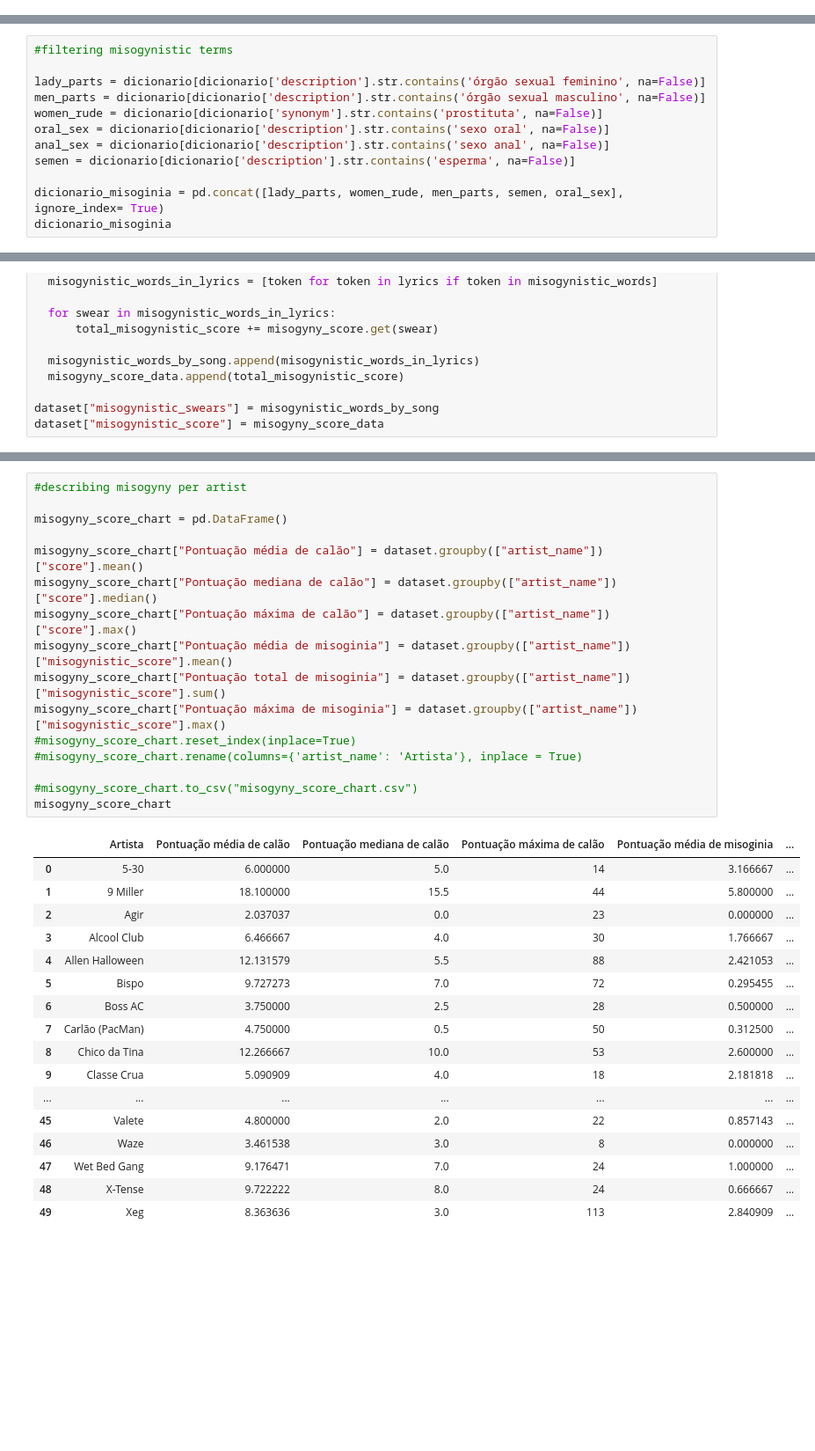
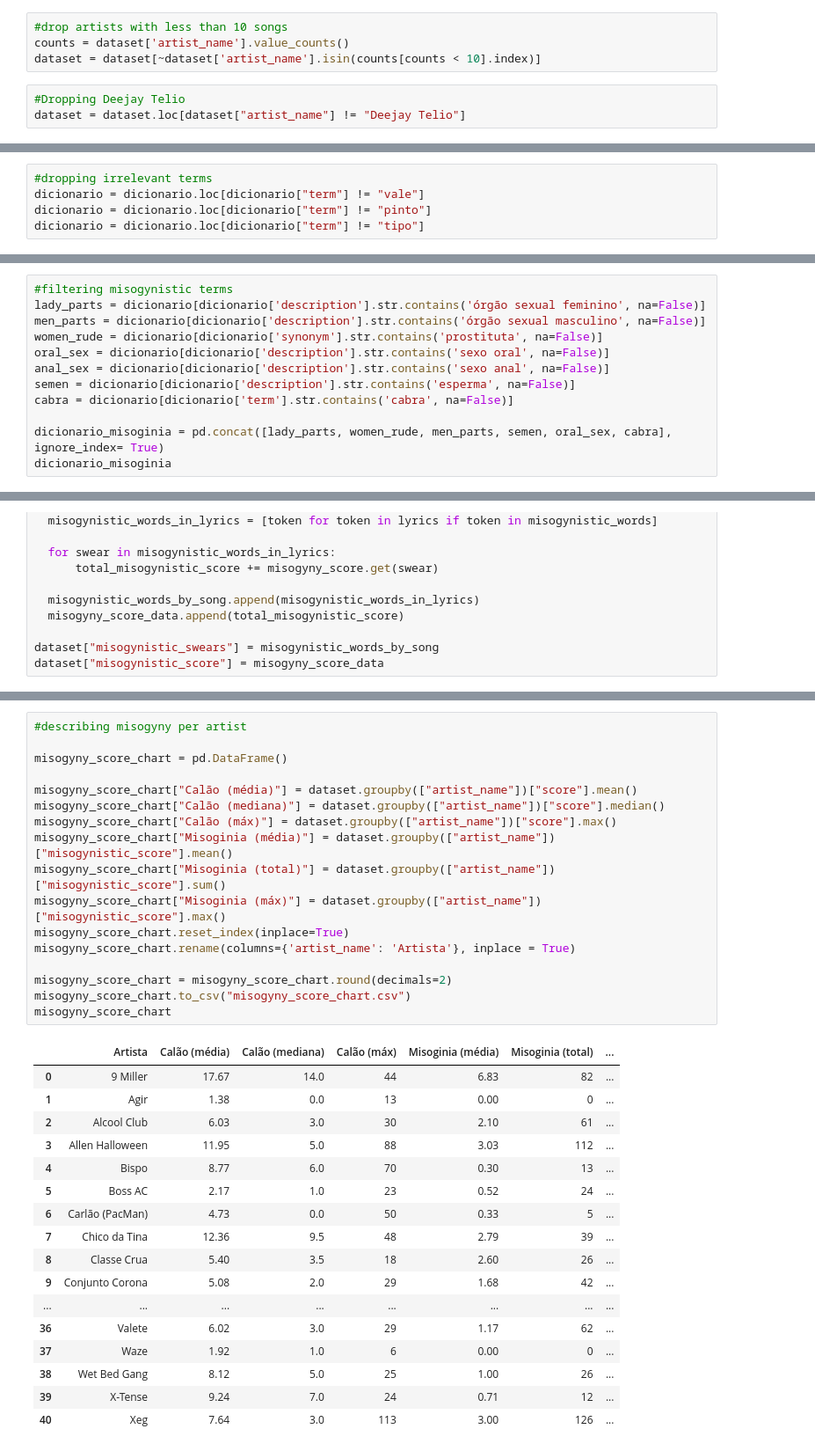
Before and after one commit to InterruptorPt/misonia-hip-hop-tuga, a Jupyter notebook: stats.ipynb, the cells around one changed output, grey strips where cells are left out. Shown at 88% size. Cells and saved outputs as stored; diff of their text form; blank space fills up the shorter version.

```diff
--- a/stats.ipynb
+++ b/stats.ipynb
@@ -42,4 +42,11 @@ Gson                      2
 Name: artist_name, dtype: int64
+# %%
+#drop artists with less than 10 songs
+counts = dataset['artist_name'].value_counts()
+dataset = dataset[~dataset['artist_name'].isin(counts[counts < 10].index)]
+# %%
+#Dropping Deejay Telio
+dataset = dataset.loc[dataset["artist_name"] != "Deejay Telio"]
 # %%
 dataset['lyrics'] = dataset['lyrics'].fillna(value='')
 
@@ -76,6 +83,11 @@ dicionario
 | 718 | 6518 | xulo | é um: | calão carroceiro | none | 3 |
 | 719 | 6524 | zuate | referente à região das nádegas ou... | calão | bunda; alcofa; cu; peida; rabo; b... | 2 |
 720 rows × 6 columns
+# %%
+#dropping irrelevant terms
+dicionario = dicionario.loc[dicionario["term"] != "vale"]
+dicionario = dicionario.loc[dicionario["term"] != "pinto"]
+dicionario = dicionario.loc[dicionario["term"] != "tipo"]
 # %%
 #finding matches for swear words
 
@@ -120,15 +132,15 @@ Xeg                       8.363636
 Name: score, dtype: float64
 # %%
 #filtering misogynistic terms
-
 lady_parts = dicionario[dicionario['description'].str.contains('órgão sexual feminino', na=False)]
 men_parts = dicionario[dicionario['description'].str.contains('órgão sexual masculino', na=False)]
 women_rude = dicionario[dicionario['synonym'].str.contains('prostituta', na=False)]
 oral_sex = dicionario[dicionario['description'].str.contains('sexo oral', na=False)]
 anal_sex = dicionario[dicionario['description'].str.contains('sexo anal', na=False)]
 semen = dicionario[dicionario['description'].str.contains('esperma', na=False)]
+cabra = dicionario[dicionario['term'].str.contains('cabra', na=False)]
 
-dicionario_misoginia = pd.concat([lady_parts, women_rude, men_parts, semen, oral_sex], ignore_index= True)
+dicionario_misoginia = pd.concat([lady_parts, women_rude, men_parts, semen, oral_sex, cabra], ignore_index= True)
 dicionario_misoginia
 # %% [output]
 |  | Unnamed: 0 | term | description | level | synonym | scale |
@@ -190,34 +201,35 @@ two_columns_of_data.describe()
 # %%
 #describing misogyny per artist
 
 misogyny_score_chart = pd.DataFrame()
 
-misogyny_score_chart["Pontuação média de calão"] = dataset.groupby(["artist_name"])["score"].mean()
-misogyny_score_chart["Pontuação mediana de calão"] = dataset.groupby(["artist_name"])["score"].median()
-misogyny_score_chart["Pontuação máxima de calão"] = dataset.groupby(["artist_name"])["score"].max()
-misogyny_score_chart["Pontuação média de misoginia"] = dataset.groupby(["artist_name"])["misogynistic_score"].mean()
-misogyny_score_chart["Pontuação total de misoginia"] = dataset.groupby(["artist_name"])["misogynistic_score"].sum()
-misogyny_score_chart["Pontuação máxima de misoginia"] = dataset.groupby(["artist_name"])["misogynistic_score"].max()
-#misogyny_score_chart.reset_index(inplace=True)
-#misogyny_score_chart.rename(columns={'artist_name': 'Artista'}, inplace = True)
+misogyny_score_chart["Calão (média)"] = dataset.groupby(["artist_name"])["score"].mean()
+misogyny_score_chart["Calão (mediana)"] = dataset.groupby(["artist_name"])["score"].median()
+misogyny_score_chart["Calão (máx)"] = dataset.groupby(["artist_name"])["score"].max()
+misogyny_score_chart["Misoginia (média)"] = dataset.groupby(["artist_name"])["misogynistic_score"].mean()
+misogyny_score_chart["Misoginia (total)"] = dataset.groupby(["artist_name"])["misogynistic_score"].sum()
+misogyny_score_chart["Misoginia (máx)"] = dataset.groupby(["artist_name"])["misogynistic_score"].max()
+misogyny_score_chart.reset_index(inplace=True)
+misogyny_score_chart.rename(columns={'artist_name': 'Artista'}, inplace = True)
 
-#misogyny_score_chart.to_csv("misogyny_score_chart.csv")
+misogyny_score_chart = misogyny_score_chart.round(decimals=2)
+misogyny_score_chart.to_csv("misogyny_score_chart.csv")
 misogyny_score_chart
 # %% [output]
-|  | Artista | Pontuação média de calão | Pontuação mediana de calão | Pontuação máxima de calão | Pontuação média de misoginia | ... |
-| 0 | 5-30 | 6.000000 | 5.0 | 14 | 3.166667 | ... |
-| 1 | 9 Miller | 18.100000 | 15.5 | 44 | 5.800000 | ... |
-| 2 | Agir | 2.037037 | 0.0 | 23 | 0.000000 | ... |
-| 3 | Alcool Club | 6.466667 | 4.0 | 30 | 1.766667 | ... |
-| 4 | Allen Halloween | 12.131579 | 5.5 | 88 | 2.421053 | ... |
-| 5 | Bispo | 9.727273 | 7.0 | 72 | 0.295455 | ... |
-| 6 | Boss AC | 3.750000 | 2.5 | 28 | 0.500000 | ... |
-| 7 | Carlão (PacMan) | 4.750000 | 0.5 | 50 | 0.312500 | ... |
-| 8 | Chico da Tina | 12.266667 | 10.0 | 53 | 2.600000 | ... |
-| 9 | Classe Crua | 5.090909 | 4.0 | 18 | 2.181818 | ... |
-| ... | ... | ... | ... | ... | ... | ... |
-| 45 | Valete | 4.800000 | 2.0 | 22 | 0.857143 | ... |
-| 46 | Waze | 3.461538 | 3.0 | 8 | 0.000000 | ... |
-| 47 | Wet Bed Gang | 9.176471 | 7.0 | 24 | 1.000000 | ... |
-| 48 | X-Tense | 9.722222 | 8.0 | 24 | 0.666667 | ... |
-| 49 | Xeg | 8.363636 | 3.0 | 113 | 2.840909 | ... |
+|  | Artista | Calão (média) | Calão (mediana) | Calão (máx) | Misoginia (média) | Misoginia (total) | ... |
+| 0 | 9 Miller | 17.67 | 14.0 | 44 | 6.83 | 82 | ... |
+| 1 | Agir | 1.38 | 0.0 | 13 | 0.00 | 0 | ... |
+| 2 | Alcool Club | 6.03 | 3.0 | 30 | 2.10 | 61 | ... |
+| 3 | Allen Halloween | 11.95 | 5.0 | 88 | 3.03 | 112 | ... |
+| 4 | Bispo | 8.77 | 6.0 | 70 | 0.30 | 13 | ... |
+| 5 | Boss AC | 2.17 | 1.0 | 23 | 0.52 | 24 | ... |
+| 6 | Carlão (PacMan) | 4.73 | 0.0 | 50 | 0.33 | 5 | ... |
+| 7 | Chico da Tina | 12.36 | 9.5 | 48 | 2.79 | 39 | ... |
+| 8 | Classe Crua | 5.40 | 3.5 | 18 | 2.60 | 26 | ... |
+| 9 | Conjunto Corona | 5.08 | 2.0 | 29 | 1.68 | 42 | ... |
+| ... | ... | ... | ... | ... | ... | ... | ... |
+| 36 | Valete | 6.02 | 3.0 | 29 | 1.17 | 62 | ... |
+| 37 | Waze | 1.92 | 1.0 | 6 | 0.00 | 0 | ... |
+| 38 | Wet Bed Gang | 8.12 | 5.0 | 25 | 1.00 | 26 | ... |
+| 39 | X-Tense | 9.24 | 7.0 | 24 | 0.71 | 12 | ... |
+| 40 | Xeg | 7.64 | 3.0 | 113 | 3.00 | 126 | ... |
```
Also changed, not shown: parts of 16 cells of this notebook, 9 other files.
